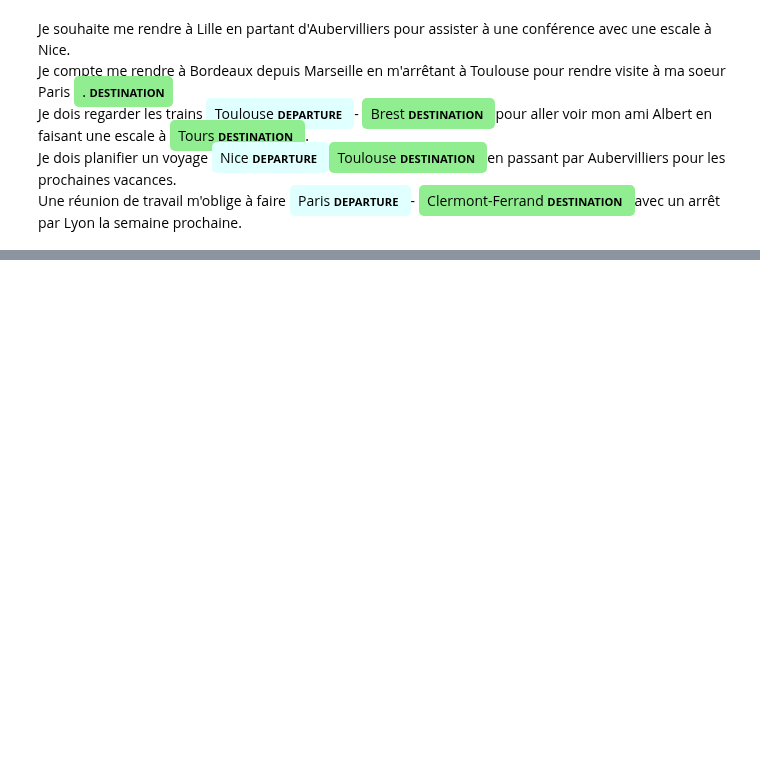
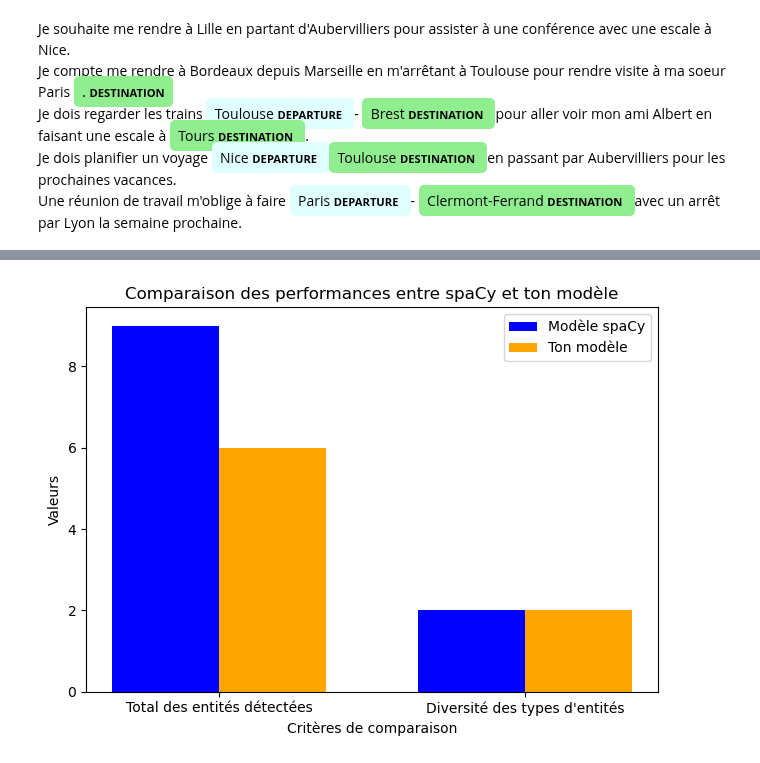
Before and after one commit to JeanBaptiste02/Travel-Order-Resolver, a Jupyter notebook: src/nlp/notebooks/training/model_training.ipynb, the cells around one changed output, grey strips where cells are left out. Cells and saved outputs as stored; diff of their text form; code cells hidden in the pictures; blank space fills up the shorter version.

Commit message:
feat: graph to compare spacy model and our model

```diff
--- a/src/nlp/notebooks/training/model_training.ipynb
+++ b/src/nlp/notebooks/training/model_training.ipynb
@@ -253,3 +256,83 @@ Je compte me rendre à Bordeaux depuis Marseille en m'arrêtant à Toulouse pour
 Je dois regarder les trains Toulouse DEPARTURE - Brest DESTINATION pour aller voir mon ami Albert en faisant une escale à Tours DESTINATION .
 Je dois planifier un voyage Nice DEPARTURE Toulouse DESTINATION en passant par Aubervilliers pour les prochaines vacances.
 Une réunion de travail m'oblige à faire Paris DEPARTURE - Clermont-Ferrand DESTINATION avec un arrêt par Lyon la semaine prochaine.
+# %%
+def extract_entities(doc):
+    return [(ent.text, ent.label_) for ent in doc.ents]
+
+# on compare les entités extraites entre deux modèles
+def compare_models(spacy_model_path, custom_model_path, texts):
+    print("Chargement des modèles...")
+
+    # on charge le modèle spaCy pre-entraine et mon modele
+    nlp_spacy = spacy.load(spacy_model_path)
+    nlp_custom = spacy.load(custom_model_path)
+
+    # listes pour stocker les resultats
+    spacy_results = []
+    custom_results = []
+
+    print("Comparaison des résultats...")
+
+    # comparaison sur chaque texte
+    for text in texts:
+        # resultats pour le modele spaCy
+        doc_spacy = nlp_spacy(text)
+        spacy_entities = extract_entities(doc_spacy)
+        spacy_results.append(spacy_entities)
+
+        # resultats pour mon modele
+        doc_custom = nlp_custom(text)
+        custom_entities = extract_entities(doc_custom)
+        custom_results.append(custom_entities)
+
+    return spacy_results, custom_results
+
+# textes pour la comparaison
+texts_to_compare = [
+    '''Je souhaite me rendre à Lille en partant d'Aubervilliers pour assister à une conférence.''',
+    '''Je compte me rendre à Bordeaux depuis Marseille pour rendre visite à ma soeur Paris.''',
+    '''Je dois regarder les trains Toulouse - Brest pour aller voir mon ami Albert.''',
+    '''Je dois planifier un voyage Nice Toulouse pour les prochaines vacances.''',
+    '''Une réunion de travail m'oblige à faire Paris - Clermont-Ferrand la semaine prochaine.'''
+]
+
+# comparer les modèles
+spacy_results, custom_results = compare_models("fr_core_news_md", "../../models/saved_models/model-best/", texts_to_compare)
+
+# fonction pour afficher un graphique comparant les deux modeles
+def visualize_model_comparison(spacy_results, custom_results, texts):
+    print("Comparaison des modèles pour déterminer le meilleur...")
+
+    # calcul du nombre total d'entites détectees pour chaque modele
+    spacy_total_entities = sum([len(result) for result in spacy_results])
+    custom_total_entities = sum([len(result) for result in custom_results])
+
+    # calcul de la diversité des types d'entites (nb de types d'entites differents)
+    spacy_entity_types = len(set([label for result in spacy_results for _, label in result]))
+    custom_entity_types = len(set([label for result in custom_results for _, label in result]))
+
+    ############################### graphe
+    labels = ['Total des entités détectées', 'Diversité des types d\'entités']
+    spacy_values = [spacy_total_entities, spacy_entity_types]
+    custom_values = [custom_total_entities, custom_entity_types]
+
+    x = range(len(labels))
+    width = 0.35
+
+    fig, ax = plt.subplots()
+    ax.bar(x, spacy_values, width, label='Modèle spaCy', color='blue')
+    ax.bar([i + width for i in x], custom_values, width, label='Ton modèle', color='orange')
+
+    ax.set_xlabel('Critères de comparaison')
+    ax.set_ylabel('Valeurs')
+    ax.set_title('Comparaison des performances entre spaCy et ton modèle')
+    ax.set_xticks([i + width / 2 for i in x])
+    ax.set_xticklabels(labels)
+    ax.legend()
+
+    plt.tight_layout()
+    plt.show()
+
+visualize_model_comparison(spacy_results, custom_results, texts_to_compare)
+# %% [output]
@@ -255,0 +342 @@ Une réunion de travail m'oblige à faire Paris DEPARTURE - Clermont-Ferrand DES
+[figure, added]
```
Also changed, not shown: parts of 2 cells of this notebook.
